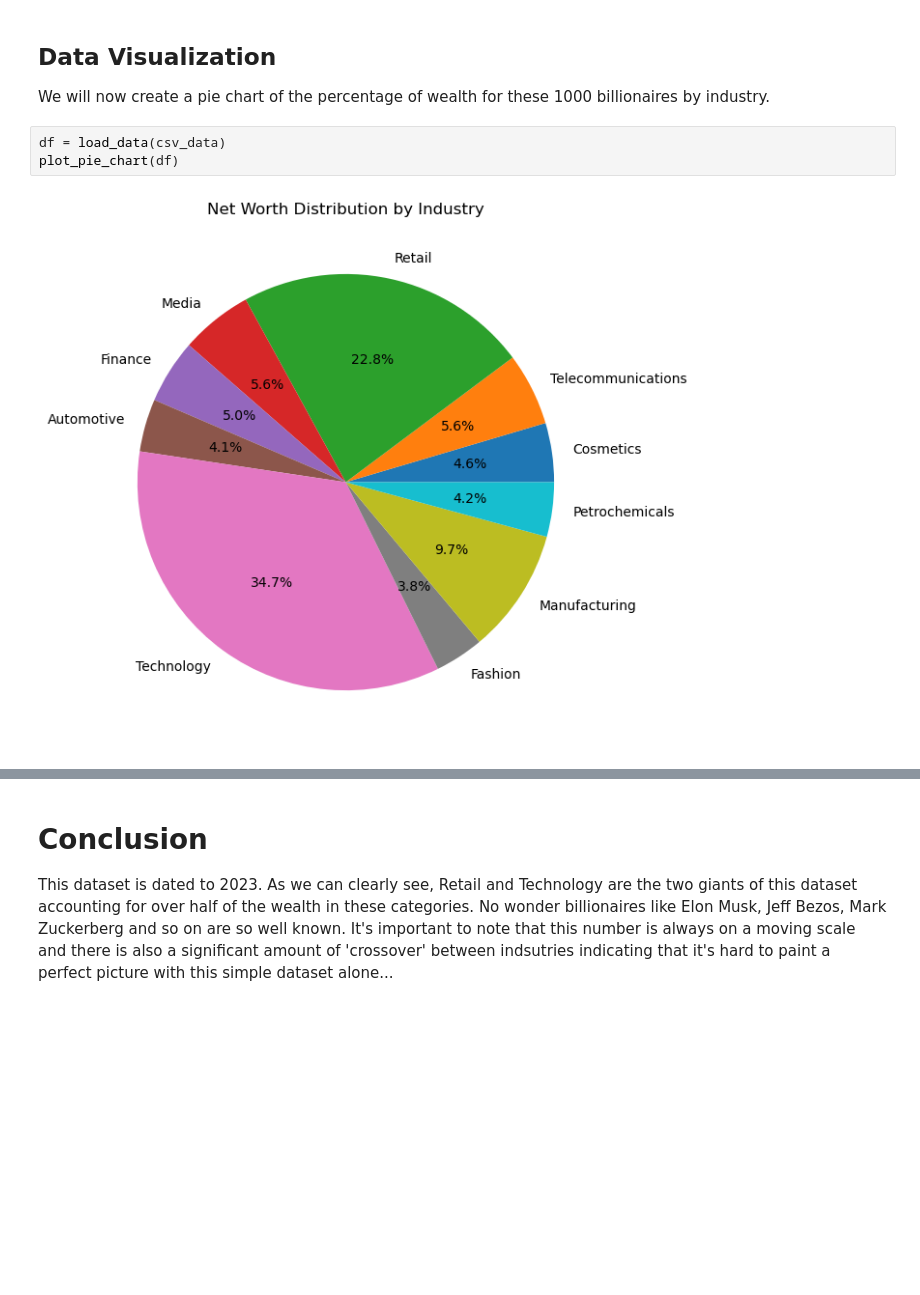
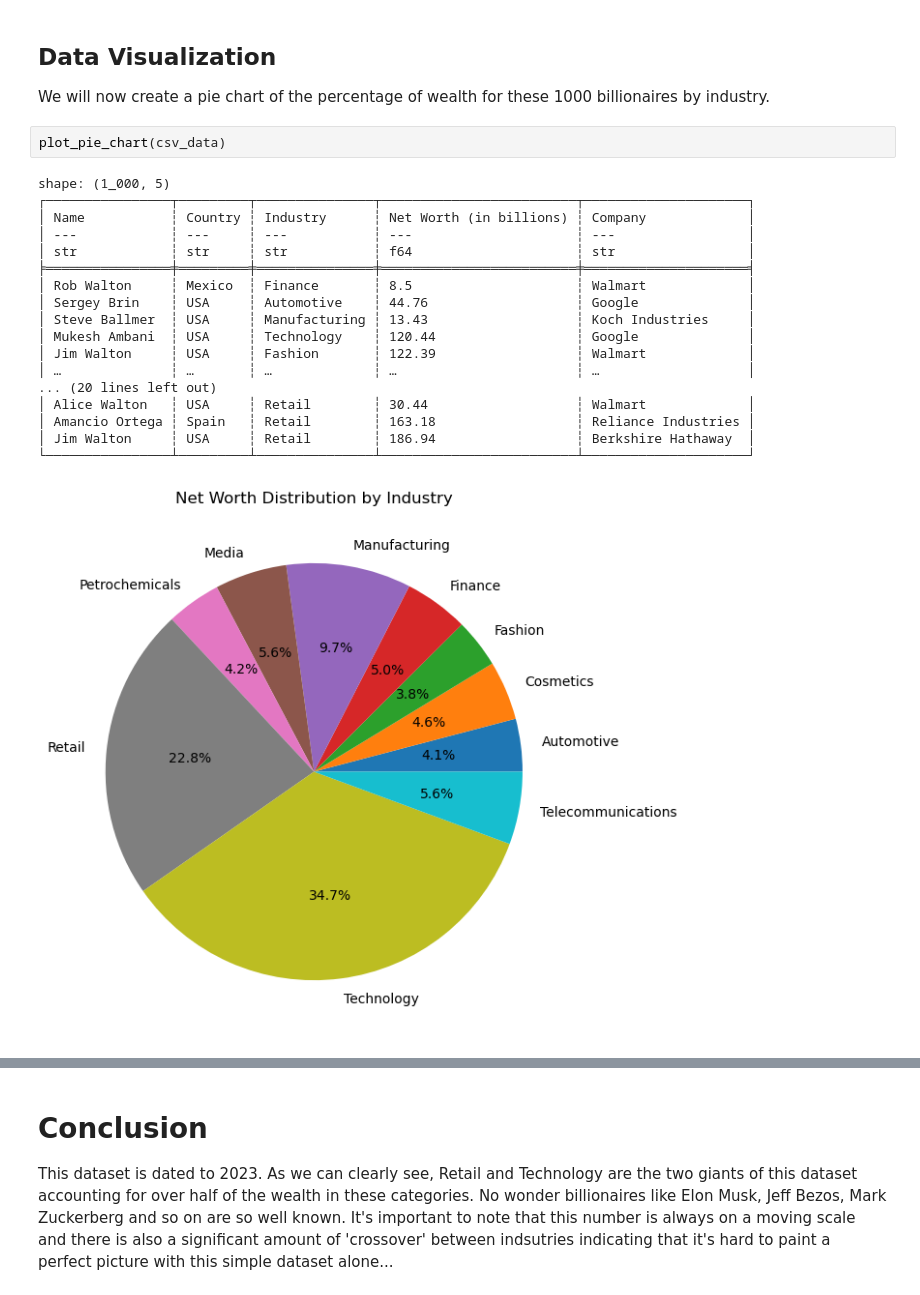
Before and after one commit to nogibjj/Mini9Uzo, a Jupyter notebook: main.ipynb, the cells around one changed output, grey strips where cells are left out. Cells and saved outputs as stored; diff of their text form; blank space fills up the shorter version.

```diff
--- a/main.ipynb
+++ b/main.ipynb
@@ -53,11 +54,27 @@ assert (
 ## Data Visualization
 
 We will now create a pie chart of the percentage of wealth for these 1000 billionaires by industry.
-# %%
-df = load_data(csv_data)
-plot_pie_chart(df)
-# %% [output]
-[figure, removed]
+# %%
+plot_pie_chart(csv_data)
+# %% [output]
+shape: (1_000, 5)
+┌────────────────┬─────────┬───────────────┬─────────────────────────┬─────────────────────┐
+│ Name           ┆ Country ┆ Industry      ┆ Net Worth (in billions) ┆ Company             │
+│ ---            ┆ ---     ┆ ---           ┆ ---                     ┆ ---                 │
+│ str            ┆ str     ┆ str           ┆ f64                     ┆ str                 │
+╞════════════════╪═════════╪═══════════════╪═════════════════════════╪═════════════════════╡
+│ Rob Walton     ┆ Mexico  ┆ Finance       ┆ 8.5                     ┆ Walmart             │
+│ Sergey Brin    ┆ USA     ┆ Automotive    ┆ 44.76                   ┆ Google              │
+│ Steve Ballmer  ┆ USA     ┆ Manufacturing ┆ 13.43                   ┆ Koch Industries     │
+│ Mukesh Ambani  ┆ USA     ┆ Technology    ┆ 120.44                  ┆ Google              │
+│ Jim Walton     ┆ USA     ┆ Fashion       ┆ 122.39                  ┆ Walmart             │
+│ …              ┆ …       ┆ …             ┆ …                       ┆ …                   │
+... (20 lines left out)
+│ Alice Walton   ┆ USA     ┆ Retail        ┆ 30.44                   ┆ Walmart             │
+│ Amancio Ortega ┆ Spain   ┆ Retail        ┆ 163.18                  ┆ Reliance Industries │
+│ Jim Walton     ┆ USA     ┆ Retail        ┆ 186.94                  ┆ Berkshire Hathaway  │
+└────────────────┴─────────┴───────────────┴─────────────────────────┴─────────────────────┘
+[figure, added]
 # %% [markdown]
 ## Description of Data
 ![Alt Text](Description_of_data.png)
```
Also changed, not shown: parts of 1 cell of this notebook, 3 other files.
